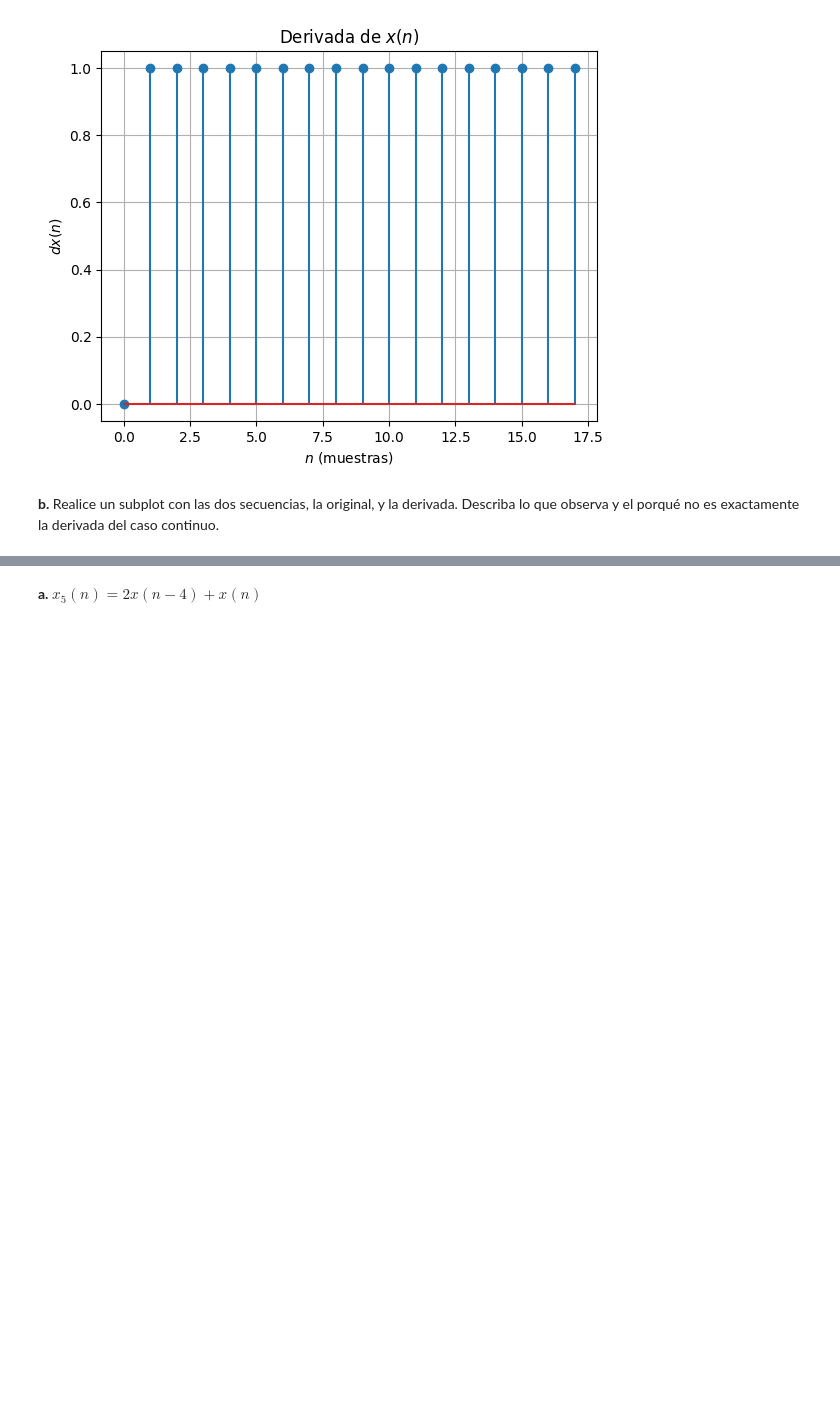
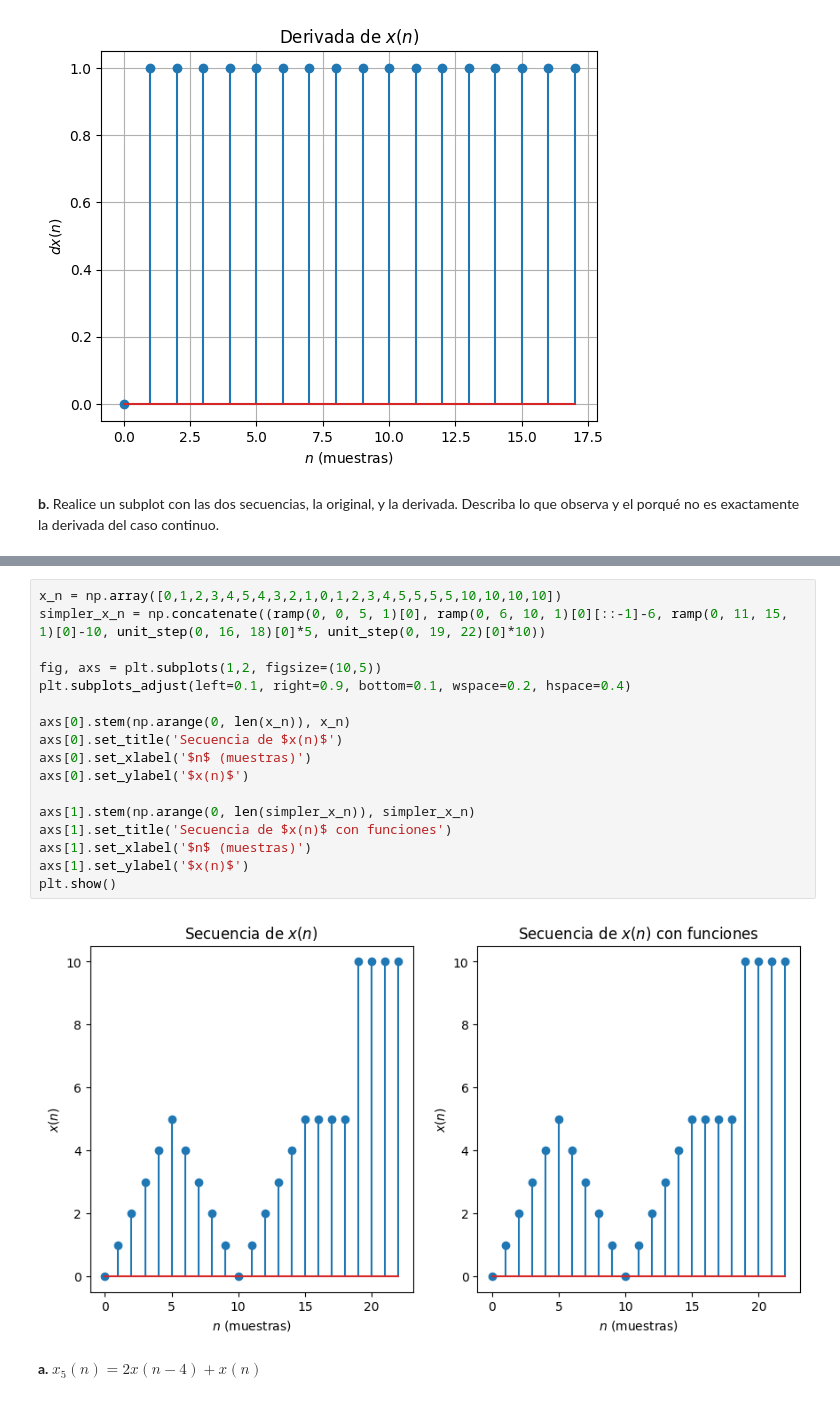
Before and after one commit to marianayarce1224/lab_biosenales, a Jupyter notebook: PRACTICA2/P2_Python_AnaMariaSeguro.ipynb, the cells around one changed output, grey strips where cells are left out. Drawn from its saved outputs; the diff is of its cells as text; blank space fills up the shorter version.

```diff
--- a/PRACTICA2/P2_Python_AnaMariaSeguro.ipynb
+++ b/PRACTICA2/P2_Python_AnaMariaSeguro.ipynb
@@ -211,5 +214,24 @@ Sea $x(n)=\{0,1,2,3,4, 5̂, 4,3,2,1,0,1,2,3,4,5,5,5,5,10,10,10,10\}$
 ##<h4><b>5)</b> Genere la secuencia anterior y grafique los resultados. Use las funciones que generó antes para generar la secuencia concatenando secuencias más simples. Además, encuentre las siguientes secuencias:</h4>
 
 <h4><b>Nota:</b> Para generar los gráficos utilice el comando <i>stem()<i>.</h4>
+# %%
+x_n = np.array([0,1,2,3,4,5,4,3,2,1,0,1,2,3,4,5,5,5,5,10,10,10,10])
+simpler_x_n = np.concatenate((ramp(0, 0, 5, 1)[0], ramp(0, 6, 10, 1)[0][::-1]-6, ramp(0, 11, 15, 1)[0]-10, unit_step(0, 16, 18)[0]*5, unit_step(0, 19, 22)[0]*10))
+
+fig, axs = plt.subplots(1,2, figsize=(10,5))
+plt.subplots_adjust(left=0.1, right=0.9, bottom=0.1, wspace=0.2, hspace=0.4)
+
+axs[0].stem(np.arange(0, len(x_n)), x_n)
+axs[0].set_title('Secuencia de $x(n)$')
+axs[0].set_xlabel('$n$ (muestras)')
+axs[0].set_ylabel('$x(n)$')
+
+axs[1].stem(np.arange(0, len(simpler_x_n)), simpler_x_n)
+axs[1].set_title('Secuencia de $x(n)$ con funciones')
+axs[1].set_xlabel('$n$ (muestras)')
+axs[1].set_ylabel('$x(n)$')
+plt.show()
+# %% [output]
+[figure, added]
 # %% [markdown]
 <b>a.</b> $x_5(n) = 2x(n − 4) + x(n)$
```
Also changed, not shown: parts of 8 cells of this notebook.
